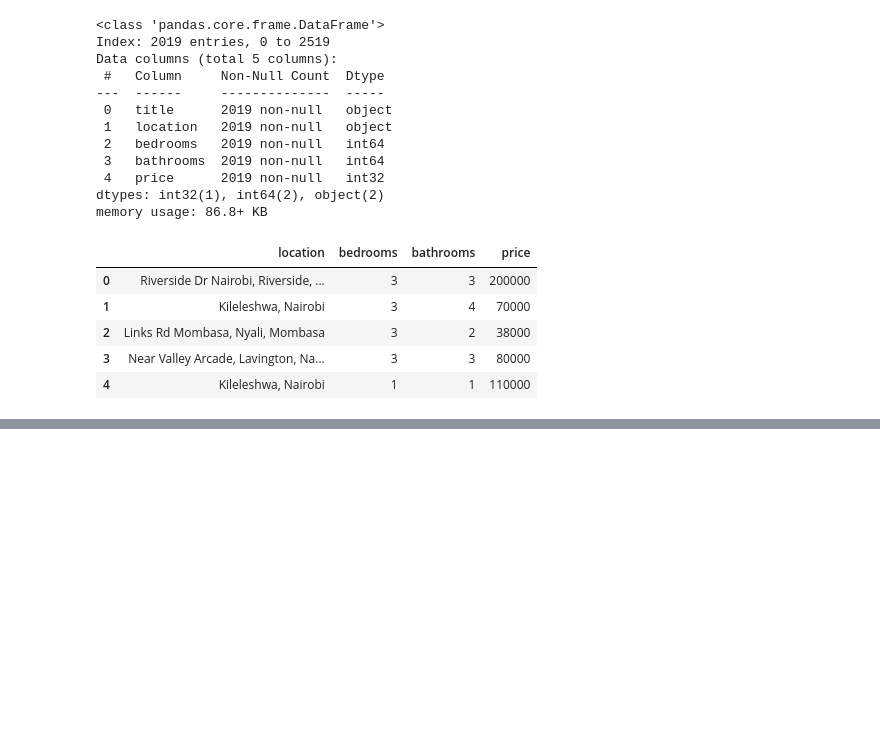
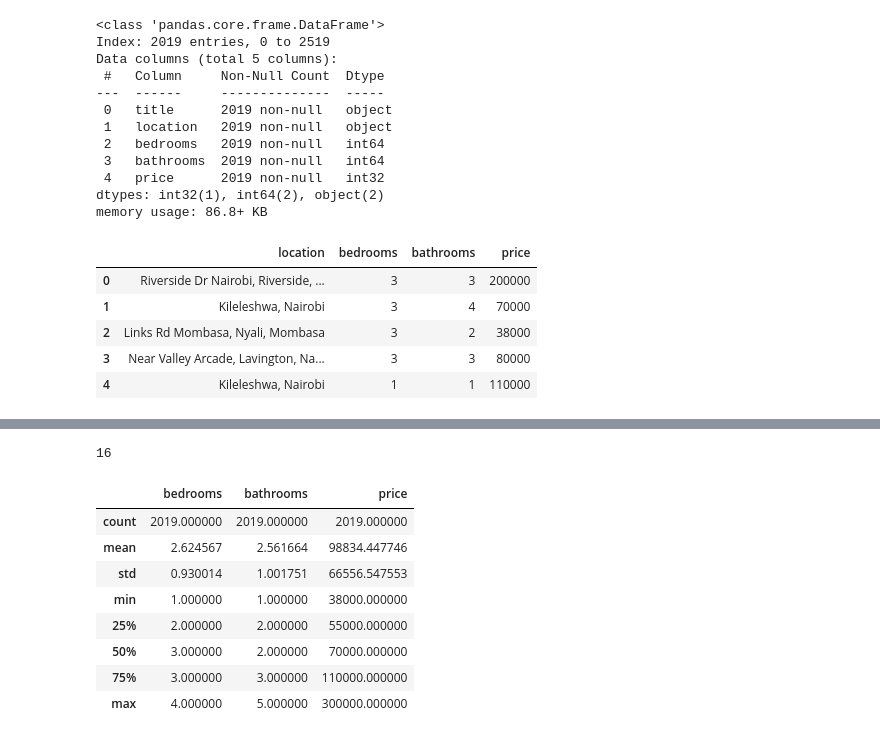
Before and after one commit to Eric-MK/ML_class_lessons, a Jupyter notebook: tassk4.ipynb, the cells around one changed output, grey strips where cells are left out. Saved outputs shown, nothing was run; the diff lists cells and outputs as text; code cells hidden in the pictures; blank space fills up the shorter version.

Commit message:
check unique locations

```diff
--- a/tassk4.ipynb
+++ b/tassk4.ipynb
@@ -206,0 +222,16 @@ df_clean.head()
+# %%
+df_clean['location'].nunique()
+# %% [output]
+16
+# %%
+df_clean.describe()
+# %% [output]
+|  | bedrooms | bathrooms | price |
+| count | 2019.000000 | 2019.000000 | 2019.000000 |
+| mean | 2.624567 | 2.561664 | 98834.447746 |
+| std | 0.930014 | 1.001751 | 66556.547553 |
+| min | 1.000000 | 1.000000 | 38000.000000 |
+| 25% | 2.000000 | 2.000000 | 55000.000000 |
+| 50% | 3.000000 | 2.000000 | 70000.000000 |
+| 75% | 3.000000 | 3.000000 | 110000.000000 |
+| max | 4.000000 | 5.000000 | 300000.000000 |
```
Also changed, not shown: parts of 1 cell of this notebook.
